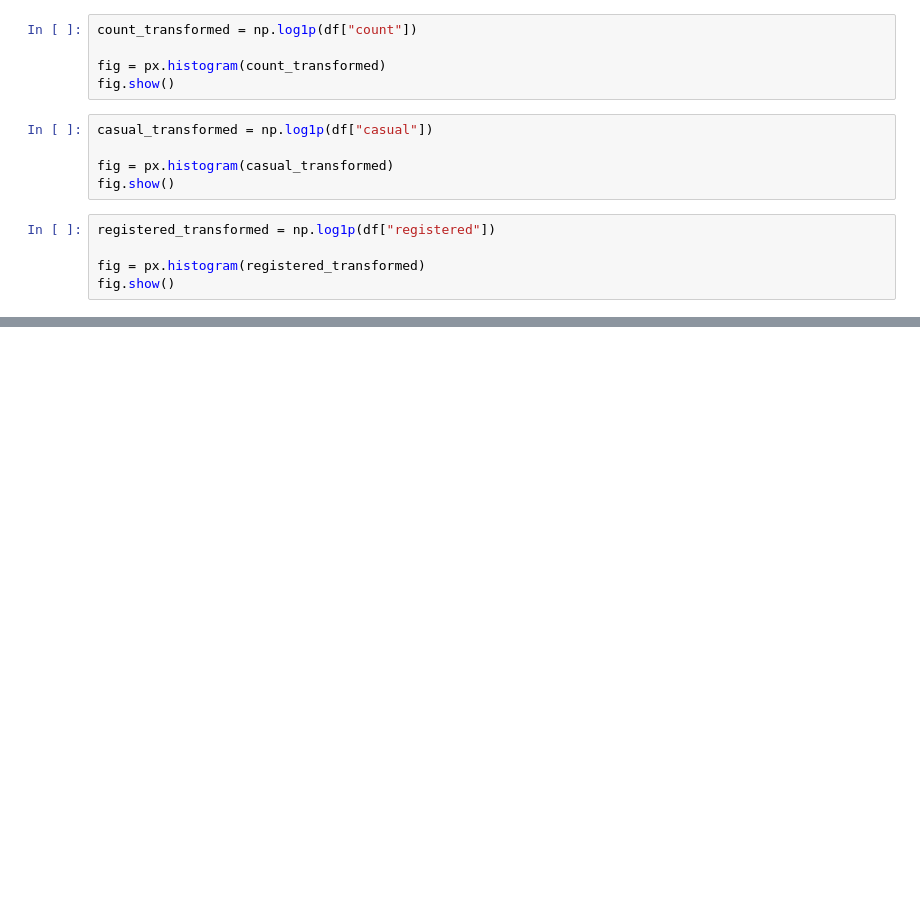
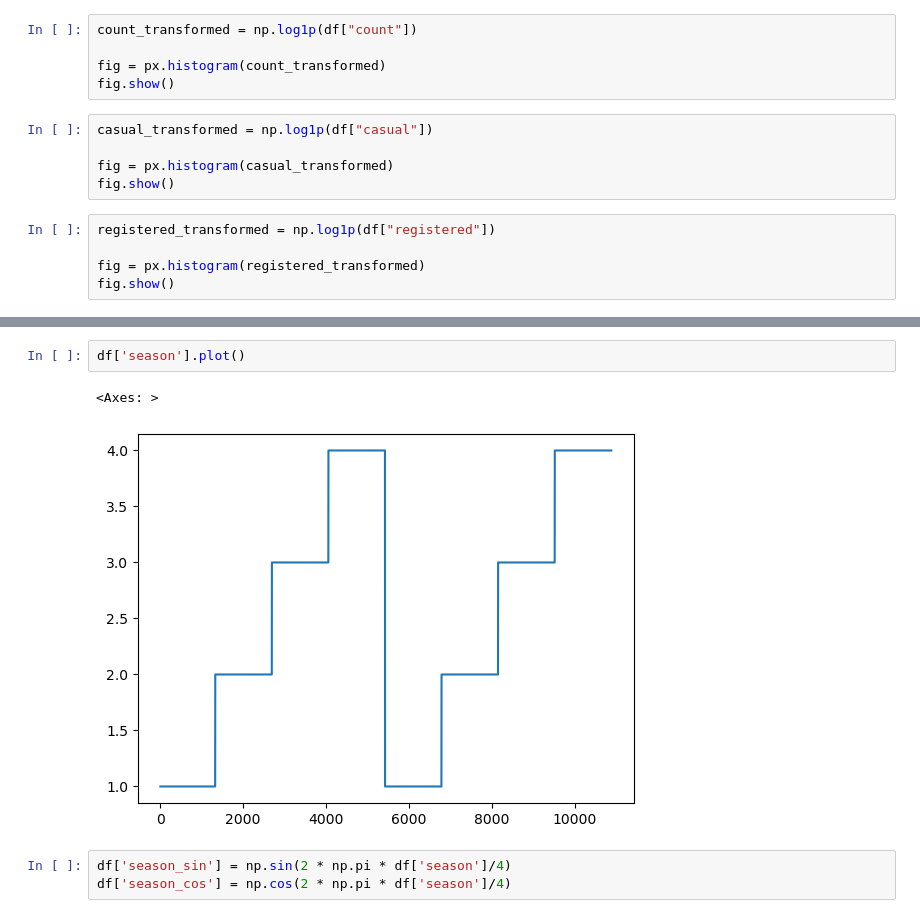
Before and after one commit to MonaTaghavi/dm-ann, a Jupyter notebook: notebooks/15dm-bike-preparation.ipynb, the cells around one changed output, grey strips where cells are left out. Saved outputs shown, nothing was run; the diff lists cells and outputs as text; blank space fills up the shorter version.

```diff
--- a/notebooks/15dm-bike-preparation.ipynb
+++ b/notebooks/15dm-bike-preparation.ipynb
@@ -142,0 +154,8 @@ fig.show()
+# %%
+df['season'].plot()
+# %% [output]
+<Axes: >
+[figure, added]
+# %%
+df['season_sin'] = np.sin(2 * np.pi * df['season']/4)
+df['season_cos'] = np.cos(2 * np.pi * df['season']/4)
```
Also changed, not shown: parts of 11 cells of this notebook.
